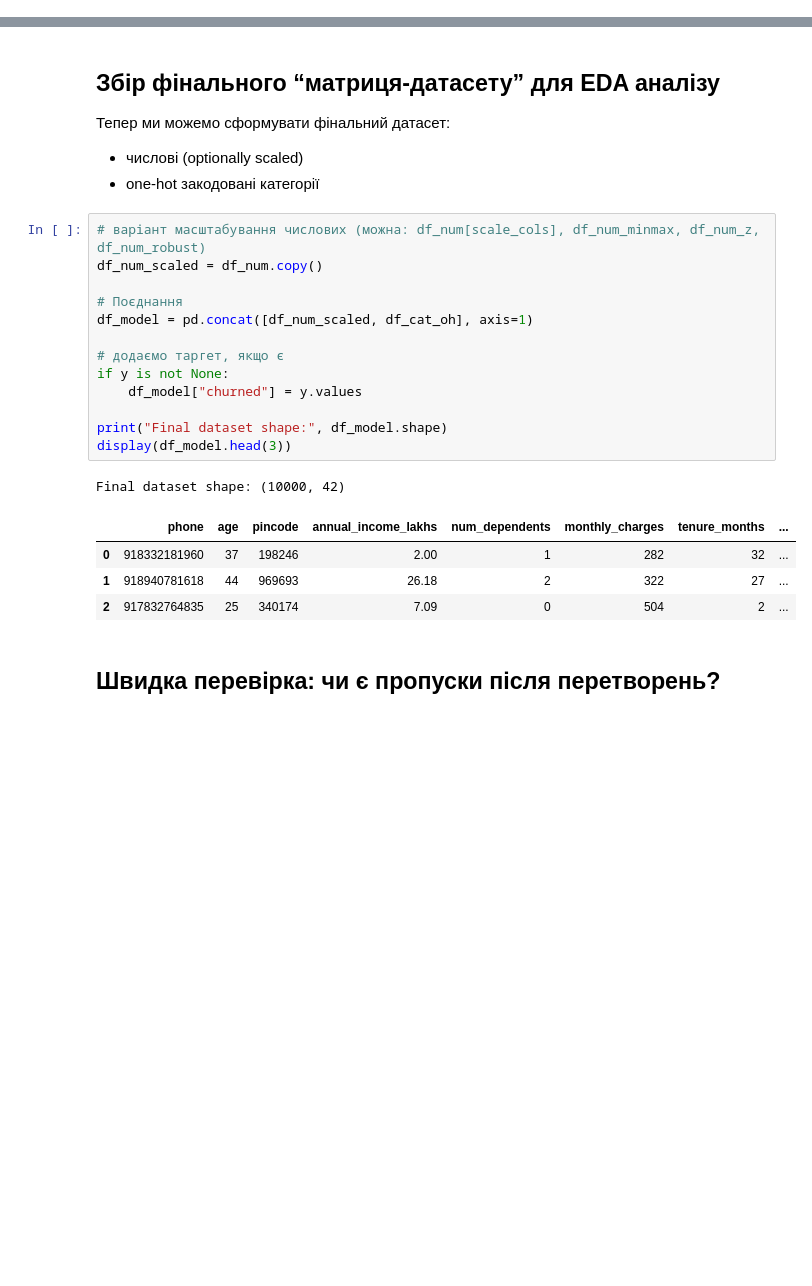
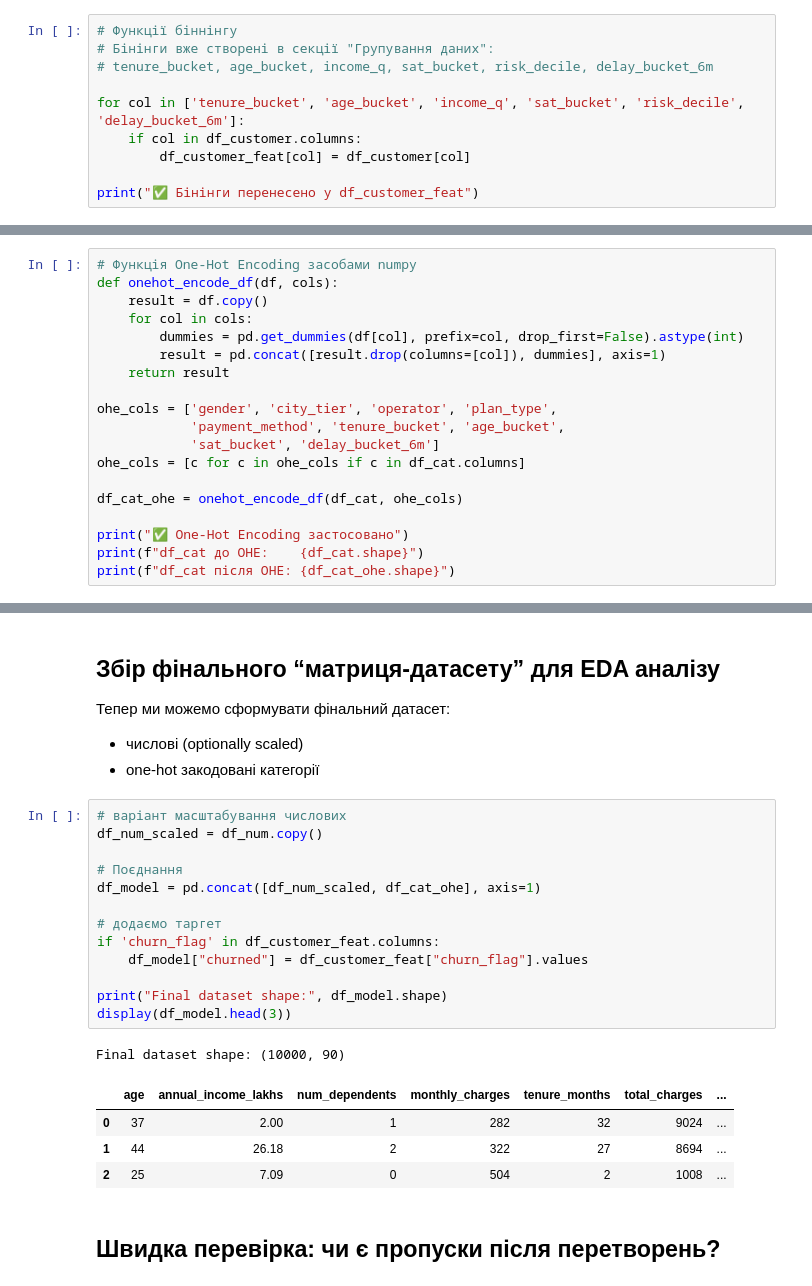
Before and after one commit to iandrukhiv-cell/addressbook-python, a Jupyter notebook: Module2Task.ipynb, the cells around one changed output, grey strips where cells are left out. Saved outputs shown, nothing was run; the diff lists cells and outputs as text; blank space fills up the shorter version.

```diff
--- a/Module2Task.ipynb
+++ b/Module2Task.ipynb
@@ -741,0 +1207,10 @@ df_customer_feat
+# %%
+# Функції біннінгу
+# Бінінги вже створені в секції "Групування даних":
+# tenure_bucket, age_bucket, income_q, sat_bucket, risk_decile, delay_bucket_6m
+
+for col in ['tenure_bucket', 'age_bucket', 'income_q', 'sat_bucket', 'risk_decile', 'delay_bucket_6m']:
+    if col in df_customer.columns:
+        df_customer_feat[col] = df_customer[col]
+
+print("✅ Бінінги перенесено у df_customer_feat")
@@ -931,0 +1569,19 @@ One-Hot Encoding дає зручні індикатори для EDA і порі
+# %%
+# Функція One-Hot Encoding засобами numpy
+def onehot_encode_df(df, cols):
+    result = df.copy()
+    for col in cols:
+        dummies = pd.get_dummies(df[col], prefix=col, drop_first=False).astype(int)
+        result = pd.concat([result.drop(columns=[col]), dummies], axis=1)
+    return result
+
+ohe_cols = ['gender', 'city_tier', 'operator', 'plan_type',
+            'payment_method', 'tenure_bucket', 'age_bucket',
+            'sat_bucket', 'delay_bucket_6m']
+ohe_cols = [c for c in ohe_cols if c in df_cat.columns]
+
+df_cat_ohe = onehot_encode_df(df_cat, ohe_cols)
+
+print("✅ One-Hot Encoding застосовано")
+print(f"df_cat до OHE:    {df_cat.shape}")
+print(f"df_cat після OHE: {df_cat_ohe.shape}")
@@ -1009,23 +1675,23 @@ TE columns added: ['is_married_te', 'has_children_te', 'operator_te']
 * числові (optionally scaled)
 * one-hot закодовані категорії
 # %%
-# варіант масштабування числових (можна: df_num[scale_cols], df_num_minmax, df_num_z, df_num_robust)
+# варіант масштабування числових
 df_num_scaled = df_num.copy()
 
 # Поєднання
-df_model = pd.concat([df_num_scaled, df_cat_oh], axis=1)
+df_model = pd.concat([df_num_scaled, df_cat_ohe], axis=1)
 
-# додаємо таргет, якщо є
-if y is not None:
-    df_model["churned"] = y.values
+# додаємо таргет
+if 'churn_flag' in df_customer_feat.columns:
+    df_model["churned"] = df_customer_feat["churn_flag"].values
 
 print("Final dataset shape:", df_model.shape)
 display(df_model.head(3))
 # %% [output]
-Final dataset shape: (10000, 42)
+Final dataset shape: (10000, 90)
-|  | phone | age | pincode | annual_income_lakhs | num_dependents | monthly_charges | tenure_months | ... |
-| 0 | 918332181960 | 37 | 198246 | 2.00 | 1 | 282 | 32 | ... |
-| 1 | 918940781618 | 44 | 969693 | 26.18 | 2 | 322 | 27 | ... |
-| 2 | 917832764835 | 25 | 340174 | 7.09 | 0 | 504 | 2 | ... |
+|  | age | annual_income_lakhs | num_dependents | monthly_charges | tenure_months | total_charges | ... |
+| 0 | 37 | 2.00 | 1 | 282 | 32 | 9024 | ... |
+| 1 | 44 | 26.18 | 2 | 322 | 27 | 8694 | ... |
+| 2 | 25 | 7.09 | 0 | 504 | 2 | 1008 | ... |
 # %% [markdown]
 ## Швидка перевірка: чи є пропуски після перетворень?
```
Also changed, not shown: parts of 80 cells of this notebook.
